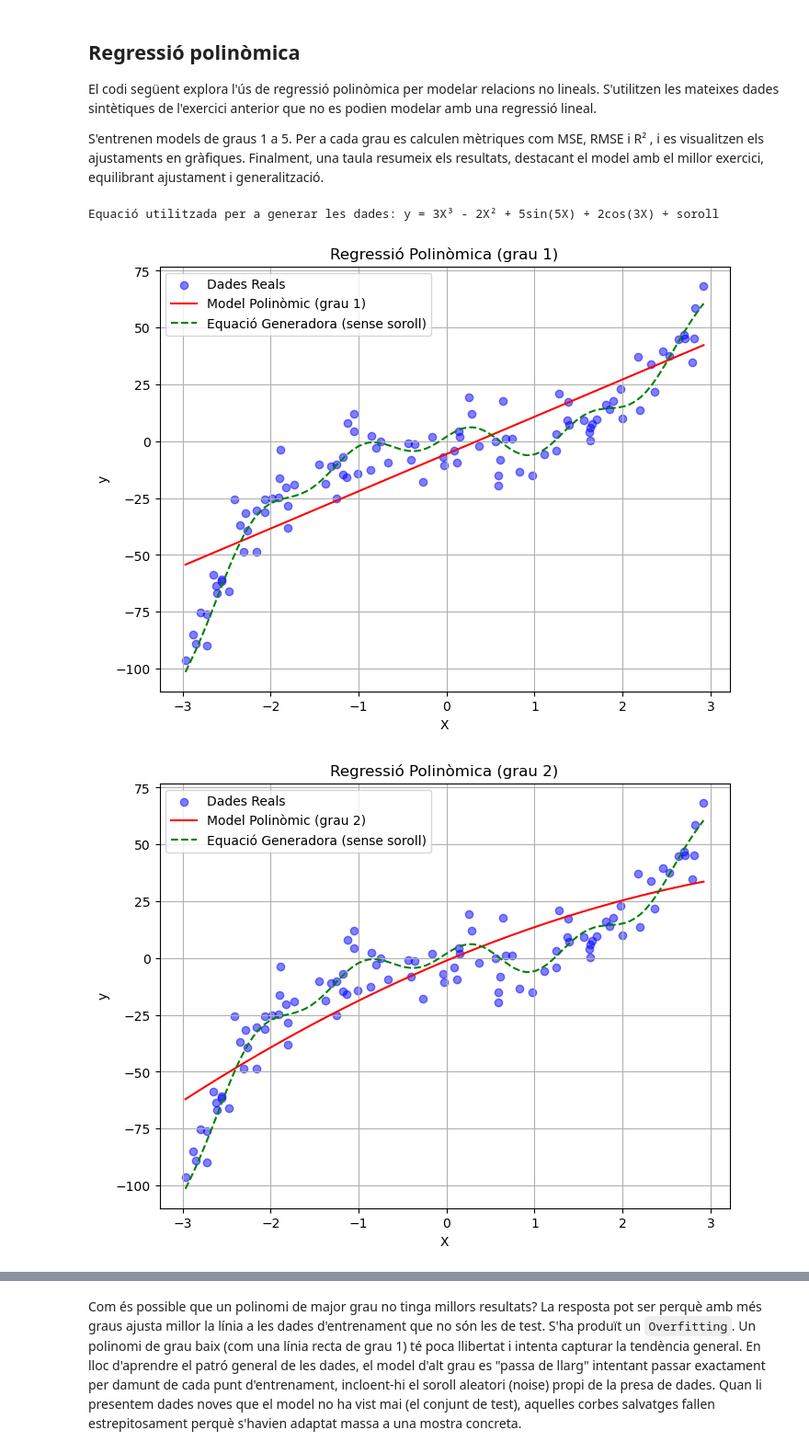
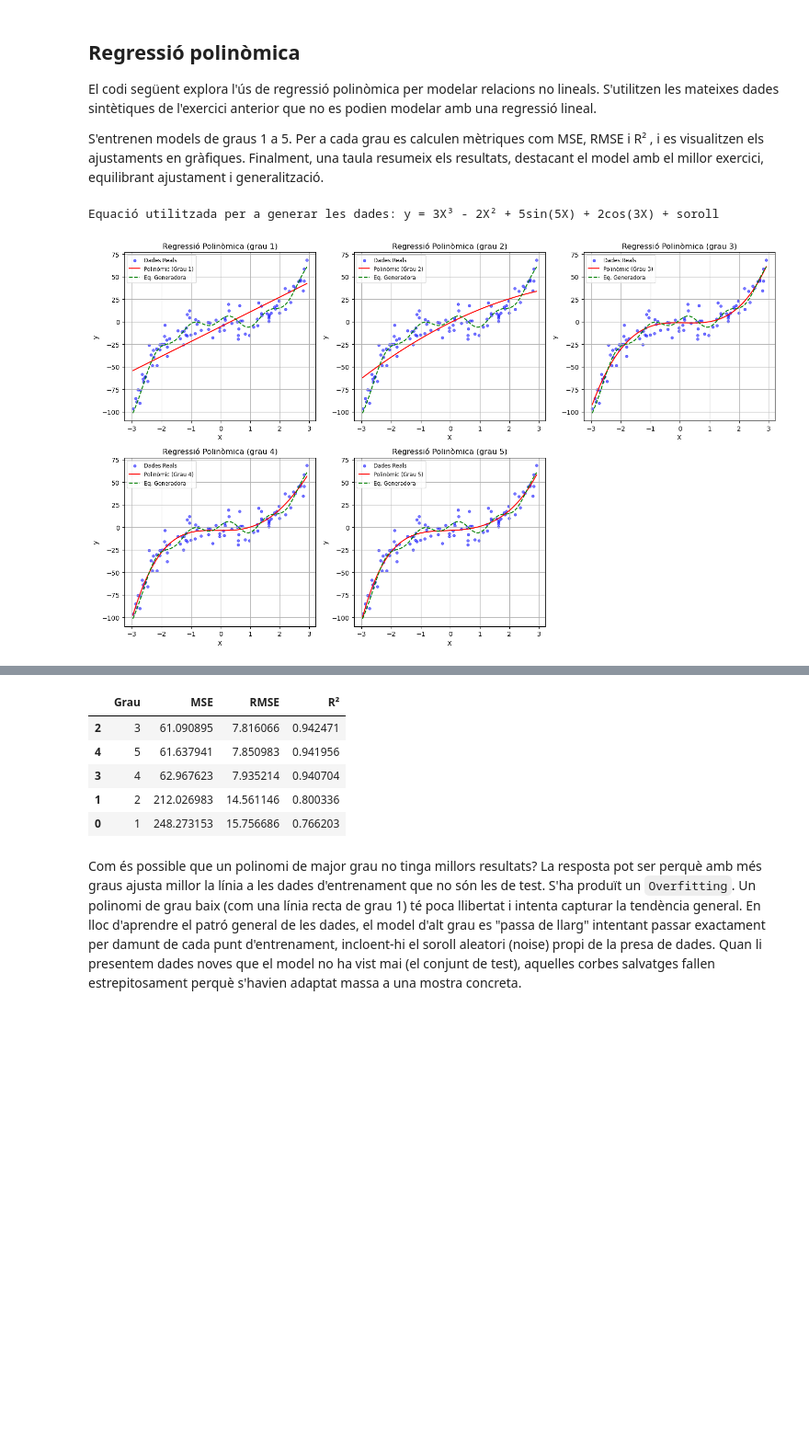
Before and after one commit to Triis98/DissenyIAvaluacioDeModels, a Jupyter notebook: apunts/documents/regressió.ipynb, the cells around one changed output, grey strips where cells are left out. Shown at 92% size. Saved outputs shown, nothing was run; the diff lists cells and outputs as text; code cells hidden in the pictures; blank space fills up the shorter version.

```diff
--- a/apunts/documents/regressió.ipynb
+++ b/apunts/documents/regressió.ipynb
@@ -723,26 +723,34 @@ from sklearn.model_selection import train_test_split
 from sklearn.metrics import mean_squared_error, r2_score
 import matplotlib.pyplot as plt
 
-# Generar dades altament no lineals i extremadament sorolloses
 np.random.seed(42)  # Fixar una llavor per a la reproductibilitat
 X = np.random.uniform(-3, 3, size=(100, 1))  # Generar valors uniformes entre -3 i 3
-
 # Introduir termes complexos no lineals amb soroll significatiu
 y = 3 * X**3 - 2 * X**2 + 5 * np.sin(5 * X) + 2 * np.cos(3 * X) + np.random.normal(0, 10, size=X.shape)
 
-# Imprimir l'equació utilitzada per a generar les dades
 print("Equació utilitzada per a generar les dades: y = 3X³ - 2X² + 5sin(5X) + 2cos(3X) + soroll")
 
-# Dividir les dades en conjunts d'entrenament i prova
 X_train, X_test, y_train, y_test = train_test_split(
     X, y, test_size=0.2, random_state=42
-)  # 80% entrenament, 20% prova
-
+)
 # Provar diferents graus de polinomis
 degrees = [1, 2, 3, 4, 5]  # Graus a avaluar
 results = []  # Llista per a emmagatzemar els resultats de cada grau
 
-for degree in degrees:
+# 1. Definir la graella de 3 columnes
+n_degrees = len(degrees)
+n_cols = 3
+n_rows = (n_degrees + n_cols - 1) // n_cols  # Calcula quantes files calen automàticament
+
+# Crear la figura amb subplots
+fig, axes = plt.subplots(n_rows, n_cols, figsize=(15, 4.5 * n_rows))
+axes = axes.flatten()  # Aplanar la matriu d'eixos per poder iterar fàcilment (axes[i])
+
+results = []
+
+for i, degree in enumerate(degrees):
+    ax = axes[i]  # Seleccionar el subplot actual de la graella
+
     # Transformar les característiques amb PolynomialFeatures
     poly = PolynomialFeatures(degree)
     X_train_poly = poly.fit_transform(X_train)
@@ -750,44 +758,50 @@ for degree in degrees:
 
     # Crear i entrenar el model de regressió lineal
     model = LinearRegression()
     model.fit(X_train_poly, y_train)
 
     # Generar prediccions en el conjunt de prova
     y_pred = model.predict(X_test_poly)
 
     # Calcular mètriques finals en el conjunt de prova
     mse = mean_squared_error(y_test, y_pred)
     rmse = np.sqrt(mse)
     r2 = r2_score(y_test, y_pred)
 
     # Emmagatzemar els resultats
     results.append((degree, mse, rmse, r2))
 
     # Graficar el model de cada grau
     X_range = np.linspace(X.min(), X.max(), 100).reshape(-1, 1)
     X_range_poly = poly.transform(X_range)
     y_range_pred = model.predict(X_range_poly)
 
-    plt.figure(figsize=(8, 6))
-    plt.scatter(X, y, color='blue', alpha=0.5, label="Dades Reals")
-    plt.plot(X_range, y_range_pred, color="red", label=f"Model Polinòmic (grau {degree})")
+    y_generated_range = 3 * X_range**3 - 2 * X_range**2 + 5 * np.sin(5 * X_range) + 2 * np.cos(3 * X_range)
 
-    y_generated_range = 3 * X_range**3 - 2 * X_range**2 + 5 * np.sin(5 * X_range) + 2 * np.cos(3 * X_range)
-    plt.plot(X_range, y_generated_range, color='green', linestyle='--', label='Equació Generadora (sense soroll)')
-    plt.title(f"Regressió Polinòmica (grau {degree})")
-    plt.xlabel("X")
-    plt.ylabel("y")
-    plt.legend()
-    plt.grid()
-    plt.show()
+    # Dibuixar sobre l'eix 'ax'
+    ax.scatter(X, y, color='blue', alpha=0.5, label="Dades Reals", s=15)
+    ax.plot(X_range, y_range_pred, color="red", label=f"Polinòmic (Grau {degree})")
+    ax.plot(X_range, y_generated_range, color='green', linestyle='--', label='Eq. Generadora')
+
+    ax.set_title(f"Regressió Polinòmica (grau {degree})")
+    ax.set_xlabel("X")
+    ax.set_ylabel("y")
+    ax.legend(fontsize='small')
+    ax.grid(True)
+
+# Eliminar els subplots buits que puguin quedar si el total de graus no és múltiple de 3
+for j in range(i + 1, len(axes)):
+    fig.delaxes(axes[j])
+
+plt.tight_layout()
+plt.show()
 
 # Crear un DataFrame amb els resultats i ordenar-los per R² de prova
 results_df = pd.DataFrame(results, columns=["Grau", "MSE", "RMSE", "R²"]).sort_values(by="R²", ascending=False)
 
 # Imprimir els resultats ordenats
 print("\nResultats dels models de regressió polinòmica (ordenats per R²):")
-print(results_df.to_string(index=False))  # Mostrar taula completa sense truncar
+results_df
 # %% [output]
 Equació utilitzada per a generar les dades: y = 3X³ - 2X² + 5sin(5X) + 2cos(3X) + soroll
-[figure, old version]
+[figure, new version]
-[figure, removed]
@@ -804,2 +809,8 @@ Resultats dels models de regressió polinòmica (ordenats per R²):
+|  | Grau | MSE | RMSE | R² |
+| 2 | 3 | 61.090895 | 7.816066 | 0.942471 |
+| 4 | 5 | 61.637941 | 7.850983 | 0.941956 |
+| 3 | 4 | 62.967623 | 7.935214 | 0.940704 |
+| 1 | 2 | 212.026983 | 14.561146 | 0.800336 |
+| 0 | 1 | 248.273153 | 15.756686 | 0.766203 |
 # %% [markdown]
 Com és possible que un polinomi de major grau no tinga millors resultats? La resposta pot ser perquè amb més graus ajusta millor la línia a les dades d'entrenament que no són les de test. S'ha produït un `Overfitting`. Un polinomi de grau baix (com una línia recta de grau 1) té poca llibertat i intenta capturar la tendència general. En lloc d'aprendre el patró general de les dades, el model d'alt grau es "passa de llarg" intentant passar exactament per damunt de cada punt d'entrenament, incloent-hi el soroll aleatori (noise) propi de la presa de dades. Quan li presentem dades noves que el model no ha vist mai (el conjunt de test), aquelles corbes salvatges fallen estrepitosament perquè s'havien adaptat massa a una mostra concreta.
```
Also changed, not shown: parts of 23 cells of this notebook, 1 other file.
